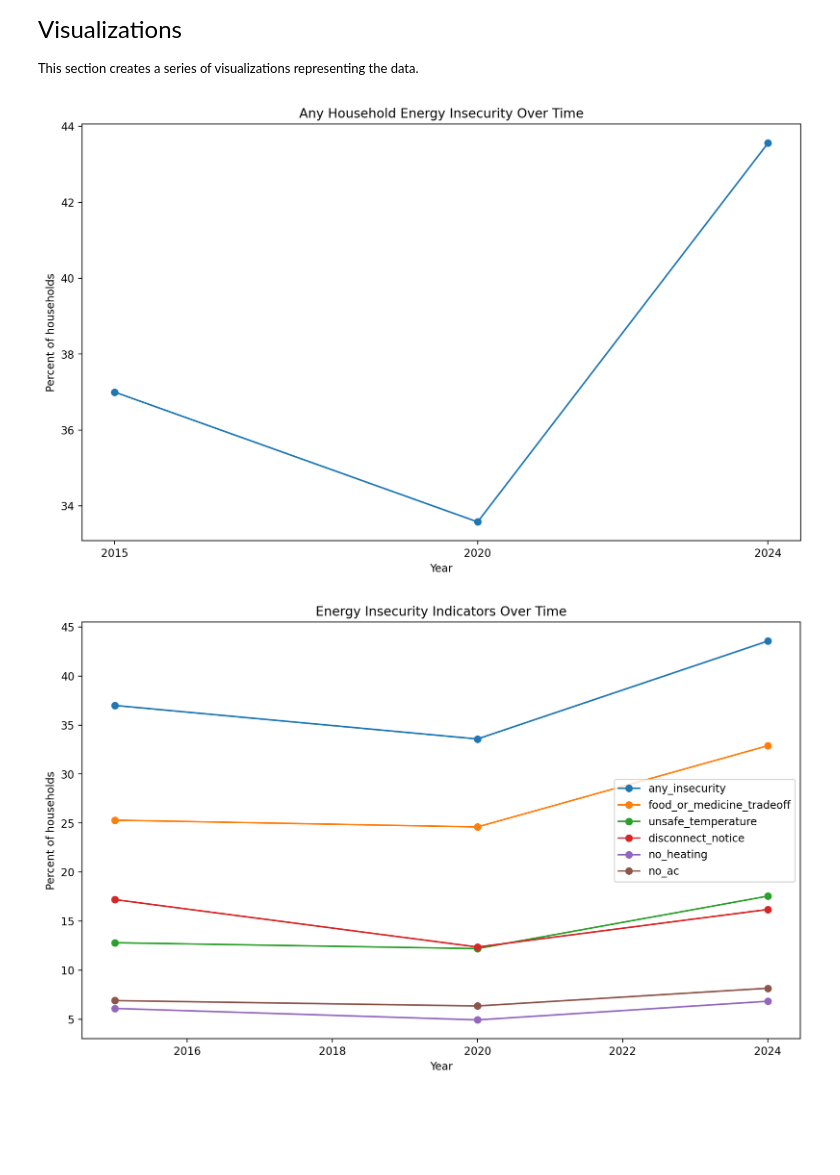
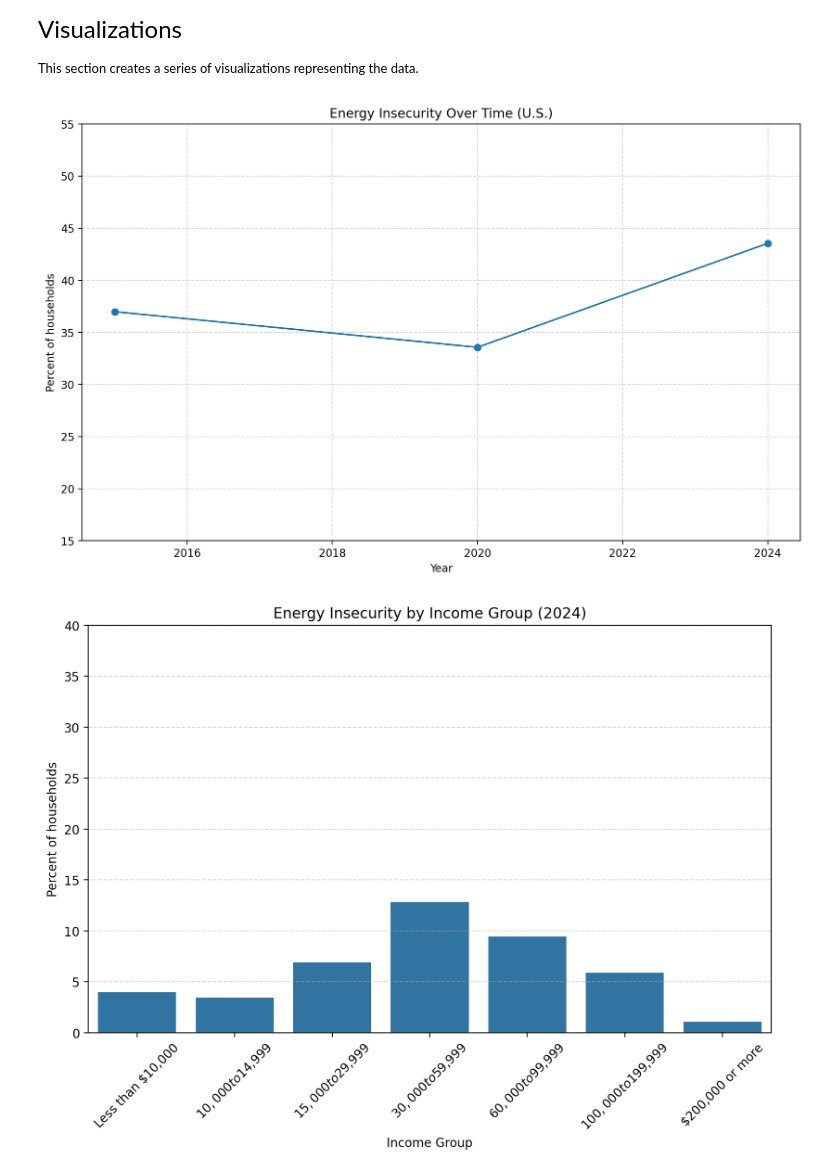
Before and after one commit to hilarybg/energy-insecurity, a Jupyter notebook: 02_recs_analysis.ipynb, the cells around one changed output. Drawn from its saved outputs; the diff is of its cells as text; code cells hidden in the pictures; blank space fills up the shorter version.

Commit message:
Add files via upload
Update notebook: fix category classifications and final visualizations

```diff
--- a/02_recs_analysis.ipynb
+++ b/02_recs_analysis.ipynb
@@ -230,0 +270,6 @@ df_all.head()
+# %%
+# Confirm and check the subsets of the first column
+
+df_all["category_type"] = df_all["category"].apply(classify_category)
+
+df_all["category_type"].value_counts()
@@ -240,40 +293,50 @@ df_all.to_csv("../data/processed/energy_insecurity_cleaned.csv", index=False)
 
 import matplotlib.pyplot as plt
 
-df_us = df_all[df_all["region"] == "All homes"]
+df_us = df_all[df_all["category"] == "All homes"]
 
 plt.plot(df_us["year"], df_us["any_insecurity"], marker="o")
-plt.title("Any Household Energy Insecurity Over Time")
+
+plt.title("Energy Insecurity Over Time (U.S.)")
 plt.xlabel("Year")
 plt.ylabel("Percent of households")
-plt.xticks([2015, 2020, 2024])
+
+plt.ylim(15, 55)
+plt.grid(True, linestyle="--", alpha=0.5)
+plt.savefig("../communication/figures/trend.png", bbox_inches="tight")
 plt.show()
 # %% [output]
-[figure, old version]
+[figure, new version]
 # %%
-# Compare all metrics
+# Compare energy insecurity across income groups in 2024
+# The income grouping is different for all three samplings of this survey, and so I avoid forcing the data into a comparison
 
+import seaborn as sns
 import matplotlib.pyplot as plt
 
-df_us = df_all[df_all["region"] == "All homes"]
-
-metrics = [
-    "any_insecurity",
-    "food_or_medicine_tradeoff",
-    "unsafe_temperature",
-    "disconnect_notice",
-    "no_heating",
-    "no_ac"
+df_income_2024 = df_all[
+    (df_all["category_type"] == "income") &
+    (df_all["year"] == 2024)
 ]
 
-for metric in metrics:
-    plt.plot(df_us["year"], df_us[metric], marker="o", label=metric)
+plt.figure(figsize=(10,6))
 
-plt.title("Energy Insecurity Indicators Over Time")
-plt.xlabel("Year")
+sns.barplot(
+    data=df_income_2024,
+    x="category",
+    y="any_insecurity"
+)
+
+plt.title("Energy Insecurity by Income Group (2024)")
+plt.xlabel("Income Group")
 plt.ylabel("Percent of households")
-plt.legend()
+
+plt.xticks(rotation=45)
+plt.ylim(0, 40)
+plt.grid(axis="y", linestyle="--", alpha=0.5)
+
+plt.savefig("../communication/figures/income.png", bbox_inches="tight")
 plt.show()
 # %% [output]
-[figure, old version]
+[figure, new version]
 # %%
```
Also changed, not shown: parts of 7 cells of this notebook.
